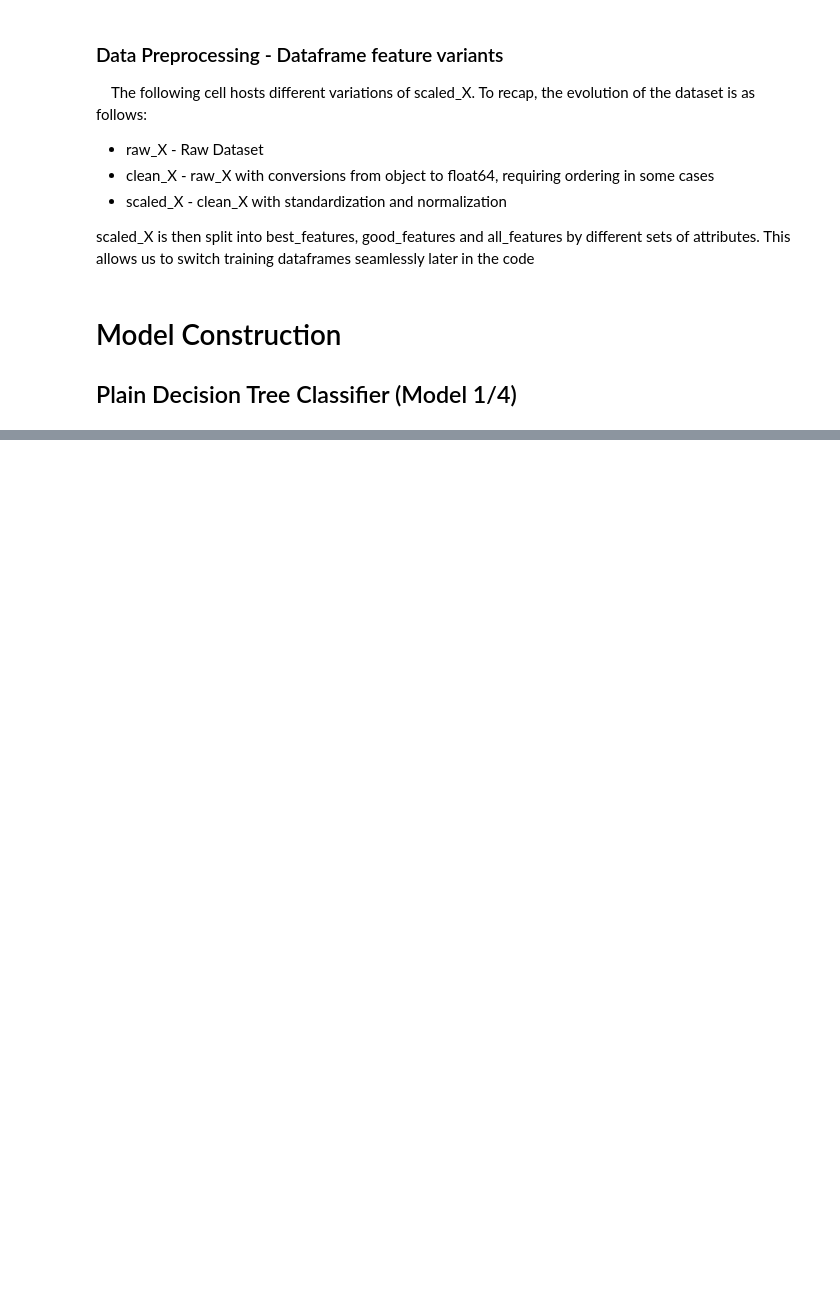
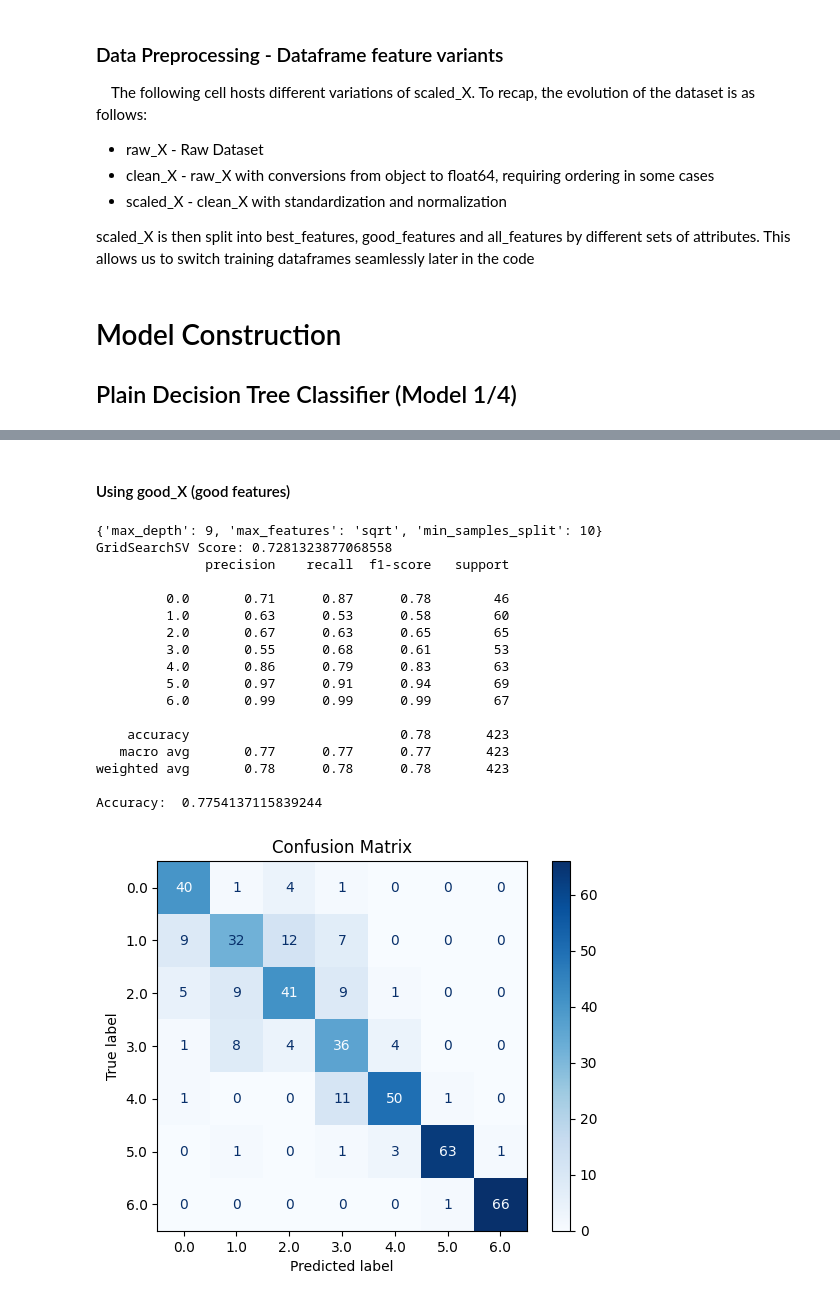
Before and after one commit to ThejasKumar100/cs4372_hw2, a Jupyter notebook: plain_decision_tree_classifier.ipynb, the cells around one changed output, grey strips where cells are left out. Cells and saved outputs as stored; diff of their text form; code cells hidden in the pictures; blank space fills up the shorter version.

```diff
--- a/plain_decision_tree_classifier.ipynb
+++ b/plain_decision_tree_classifier.ipynb
@@ -386,0 +442,52 @@ X_train, X_test, y_train, y_test = train_test_split(all_X, scaled_y, test_size =
+# %% [markdown]
+#### Using good_X (good features)
+# %%
+X_train, X_test, y_train, y_test = train_test_split(good_X, scaled_y, test_size = 0.2, random_state=1234)
+
+# hyperparameter tuning with GridSearchCv
+params = {'max_depth': [5, 7, 9],
+          'min_samples_split': [2, 5, 10],
+          'max_features': ['sqrt', 'log2']
+          }
+
+grid = GridSearchCV(DecisionTreeClassifier(), params, cv=10, scoring='accuracy', return_train_score=False)
+grid = grid.fit(X_train, y_train)
+
+print(grid.best_params_)
+print('GridSearchSV Score:', grid.score(X_test, y_test))
+
+# plug in the best hyperparameters determined above
+plain_dt_good = DecisionTreeClassifier(max_depth=9, max_features='sqrt', min_samples_split=2)
+
+plain_dt_good = plain_dt_good.fit(X_train, y_train)
+
+y_pred = plain_dt_good.predict(X_test)
+y_pred_probas = plain_dt_good.predict_proba(X_test)
+
+print(classification_report(y_test, y_pred)) # assumes 0.5 threshold as default
+print('Accuracy: ', accuracy_score(y_test, y_pred))
+
+cm = confusion_matrix(y_true=y_test, y_pred=y_pred)
+disp = ConfusionMatrixDisplay(confusion_matrix=cm, display_labels=plain_dt_good.classes_)
+disp.plot(cmap=plt.cm.Blues)
+plt.title('Confusion Matrix')
+plt.show()
+# %% [output]
+{'max_depth': 9, 'max_features': 'sqrt', 'min_samples_split': 10}
+GridSearchSV Score: 0.7281323877068558
+              precision    recall  f1-score   support
+
+         0.0       0.71      0.87      0.78        46
+         1.0       0.63      0.53      0.58        60
+         2.0       0.67      0.63      0.65        65
+         3.0       0.55      0.68      0.61        53
+         4.0       0.86      0.79      0.83        63
+         5.0       0.97      0.91      0.94        69
+         6.0       0.99      0.99      0.99        67
+
+    accuracy                           0.78       423
+   macro avg       0.77      0.77      0.77       423
+weighted avg       0.78      0.78      0.78       423
+
+Accuracy:  0.7754137115839244
+[figure, added]
```
Also changed, not shown: parts of 9 cells of this notebook.
